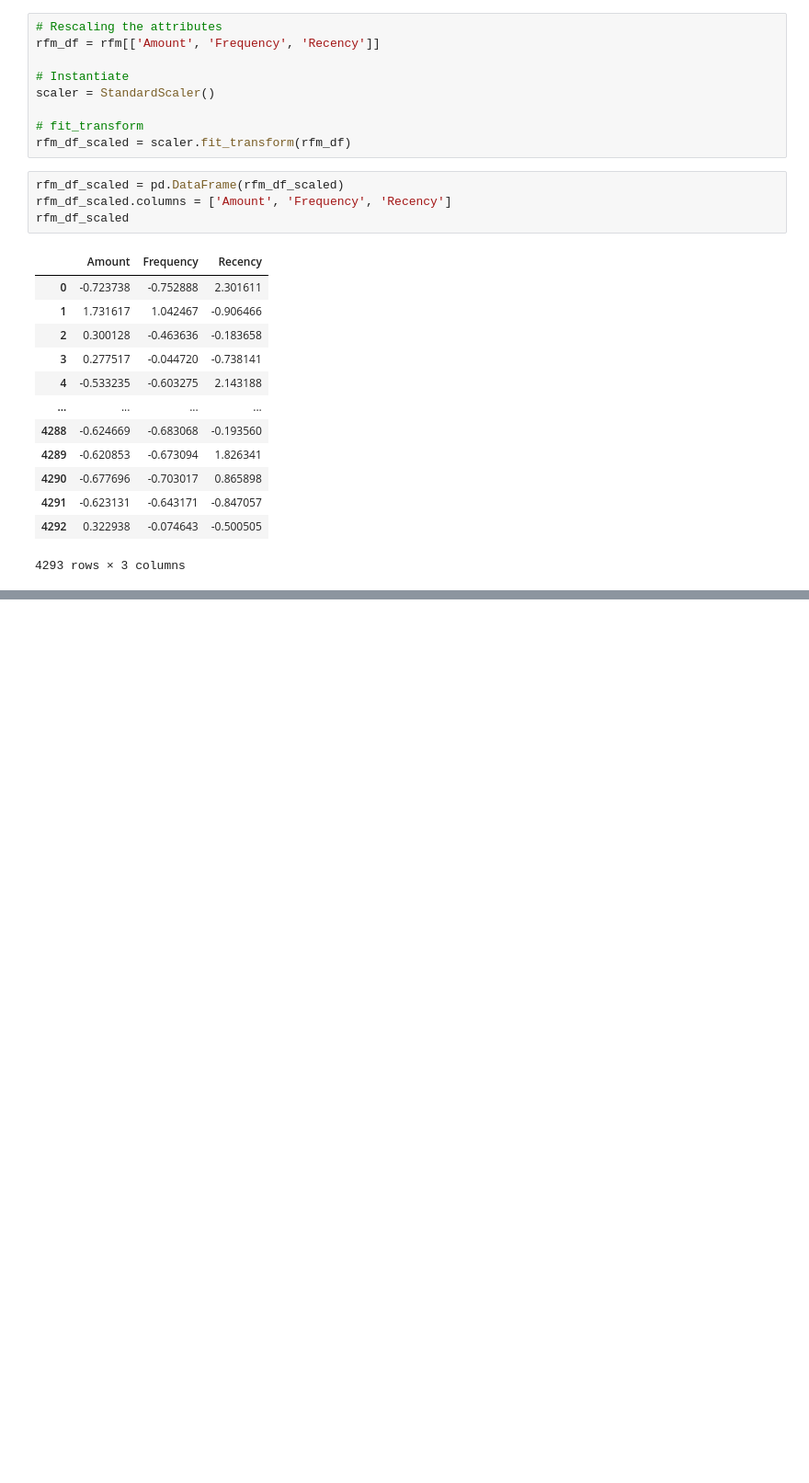
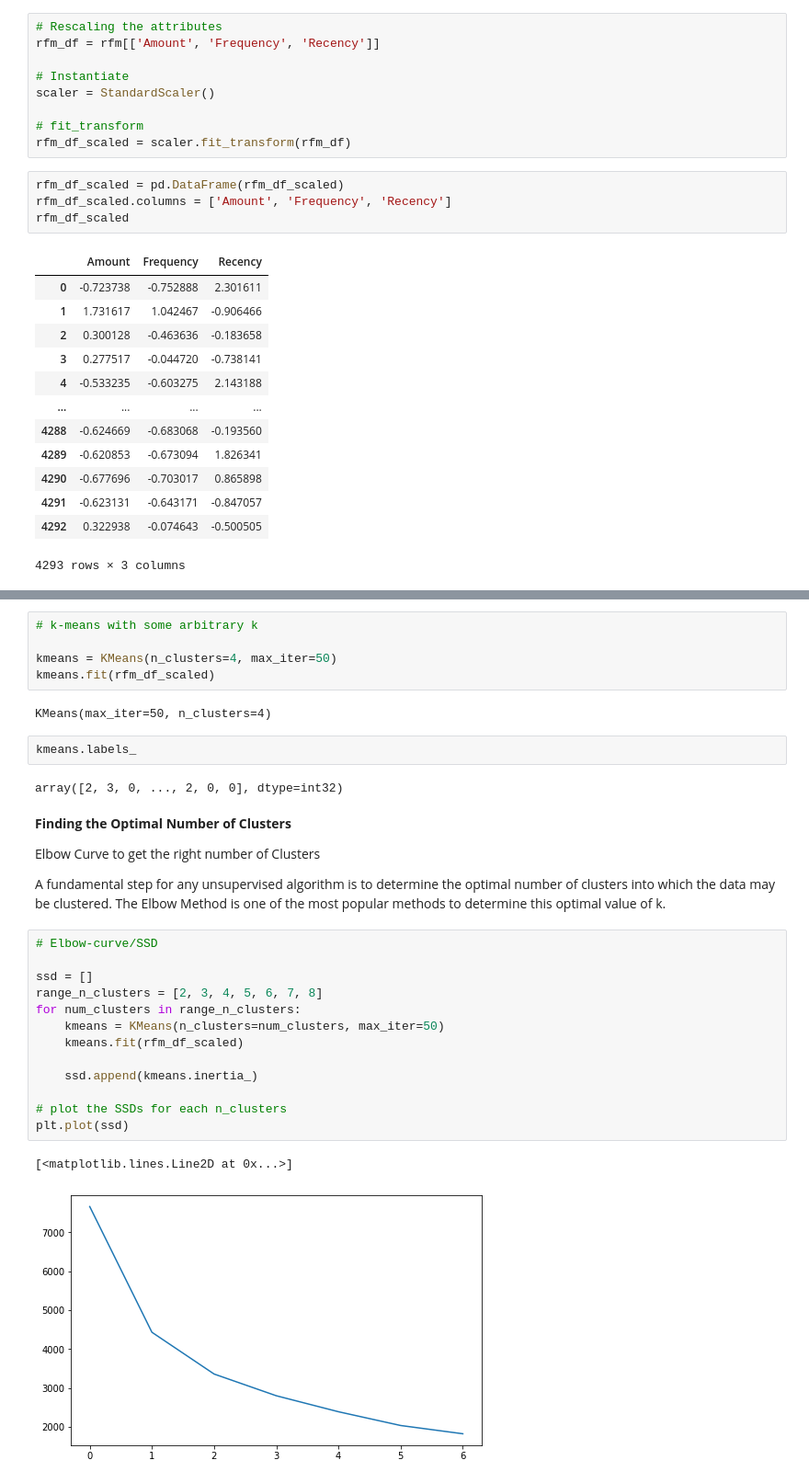
Before and after one commit to sapanapawar/Online-Retail-Customer-Segmentation, a Jupyter notebook: Online_Retail_Customer_Segmentation_Pawar_Sapana.ipynb, the cells around one changed output, grey strips where cells are left out. Shown at 92% size. Saved outputs shown, nothing was run; the diff lists cells and outputs as text; blank space fills up the shorter version.

```diff
--- a/Online_Retail_Customer_Segmentation_Pawar_Sapana.ipynb
+++ b/Online_Retail_Customer_Segmentation_Pawar_Sapana.ipynb
@@ -504,0 +522,33 @@ rfm_df_scaled
+# %%
+# k-means with some arbitrary k
+
+kmeans = KMeans(n_clusters=4, max_iter=50)
+kmeans.fit(rfm_df_scaled)
+# %% [output]
+KMeans(max_iter=50, n_clusters=4)
+# %%
+kmeans.labels_
+# %% [output]
+array([2, 3, 0, ..., 2, 0, 0], dtype=int32)
+# %% [markdown]
+**Finding the Optimal Number of Clusters**
+
+Elbow Curve to get the right number of Clusters
+
+A fundamental step for any unsupervised algorithm is to determine the optimal number of clusters into which the data may be clustered. The Elbow Method is one of the most popular methods to determine this optimal value of k.
+# %%
+# Elbow-curve/SSD
+
+ssd = []
+range_n_clusters = [2, 3, 4, 5, 6, 7, 8]
+for num_clusters in range_n_clusters:
+    kmeans = KMeans(n_clusters=num_clusters, max_iter=50)
+    kmeans.fit(rfm_df_scaled)
+
+    ssd.append(kmeans.inertia_)
+
+# plot the SSDs for each n_clusters
+plt.plot(ssd)
+# %% [output]
+[<matplotlib.lines.Line2D at 0x...>]
+[figure, added]
```
Also changed, not shown: parts of 30 cells of this notebook.
